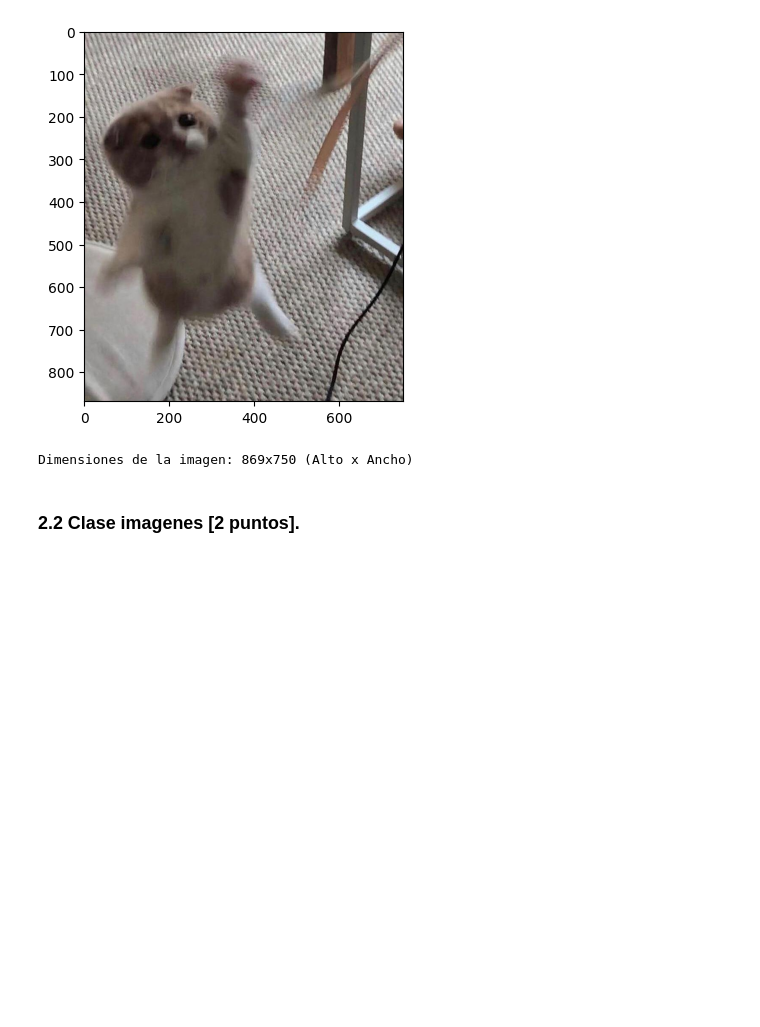
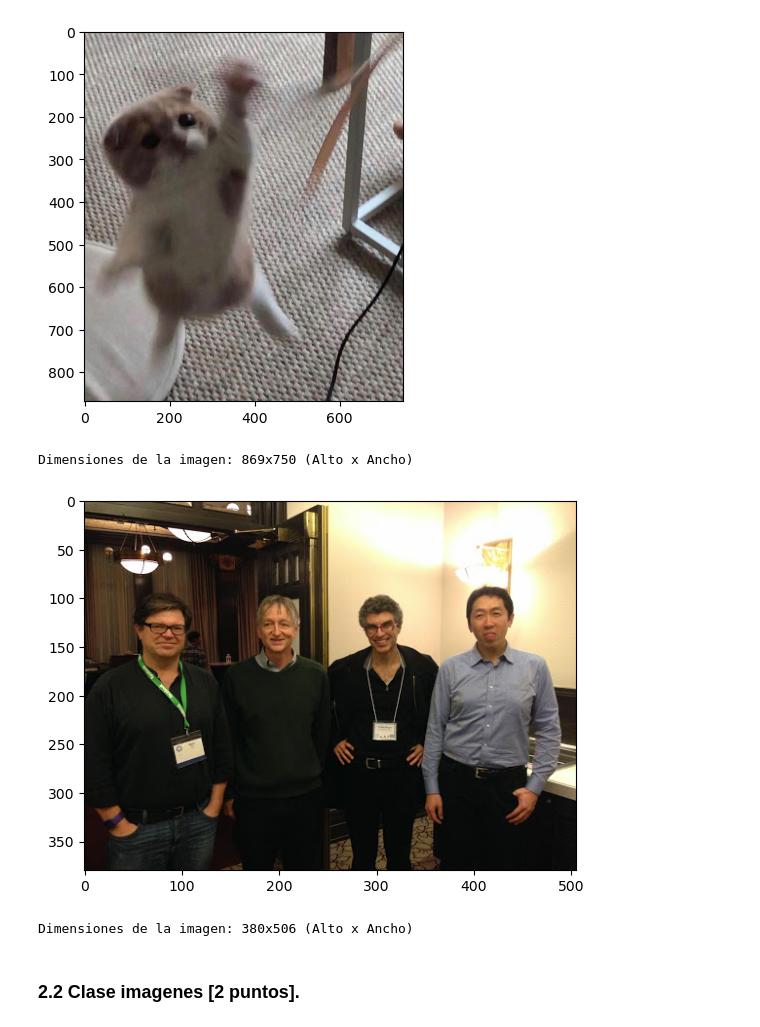
Before and after one commit to cristianjaram/MDS7202-labs, a Jupyter notebook: labs/Lab2/Lab2_enunciado.ipynb, the cells around one changed output. Cells and saved outputs as stored; diff of their text form; code cells hidden in the pictures; blank space fills up the shorter version.

```diff
--- a/labs/Lab2/Lab2_enunciado.ipynb
+++ b/labs/Lab2/Lab2_enunciado.ipynb
@@ -275,6 +261,11 @@ show(images['gatitos'][0])
 # %% [output]
 [figure]
 Dimensiones de la imagen: 869x750 (Alto x Ancho)
+# %%
+show(images['Personas'][1])
+# %% [output]
+[figure, added]
+Dimensiones de la imagen: 380x506 (Alto x Ancho)
 # %% [markdown]
 ### 2.2 Clase imagenes [2 puntos].
 # %% [markdown]
```
Also changed, not shown: parts of 5 cells of this notebook.
